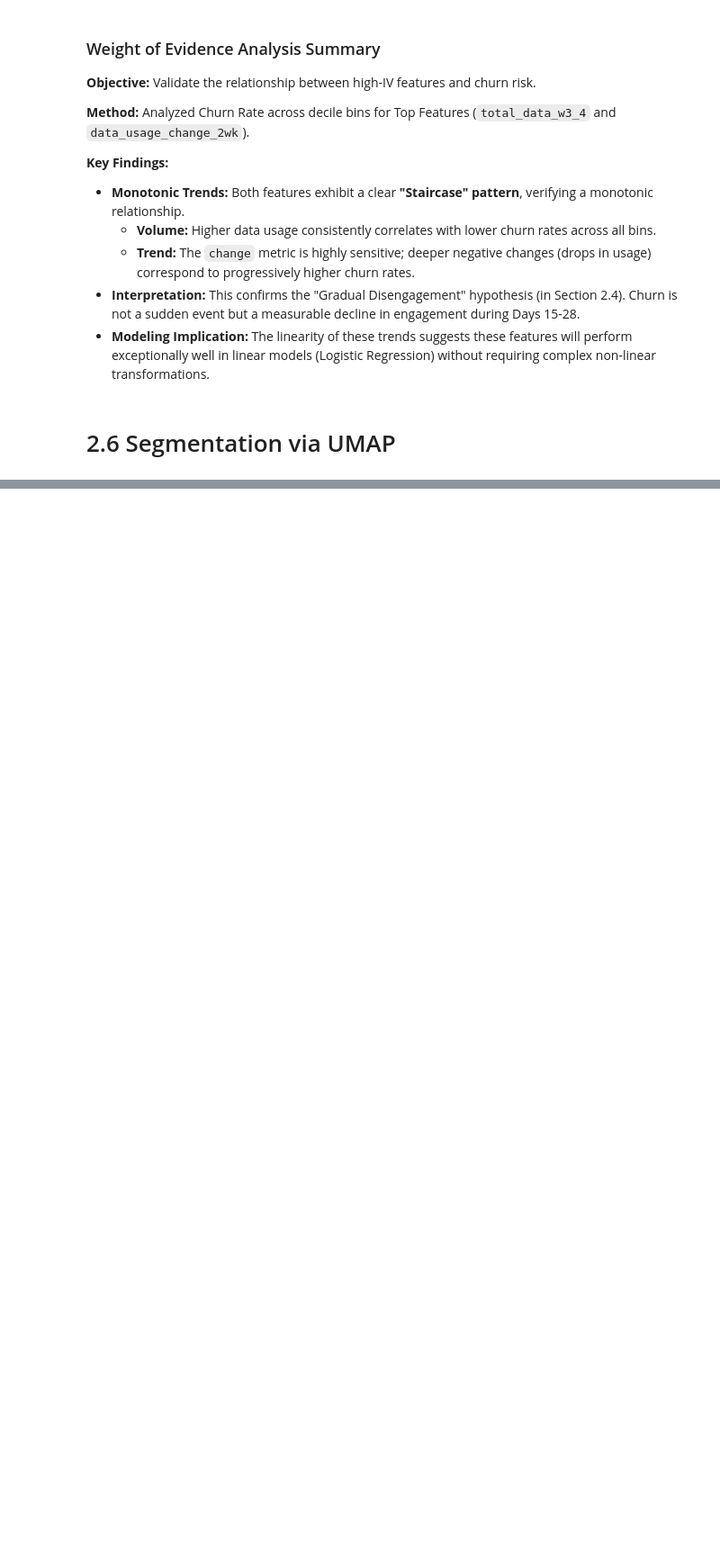
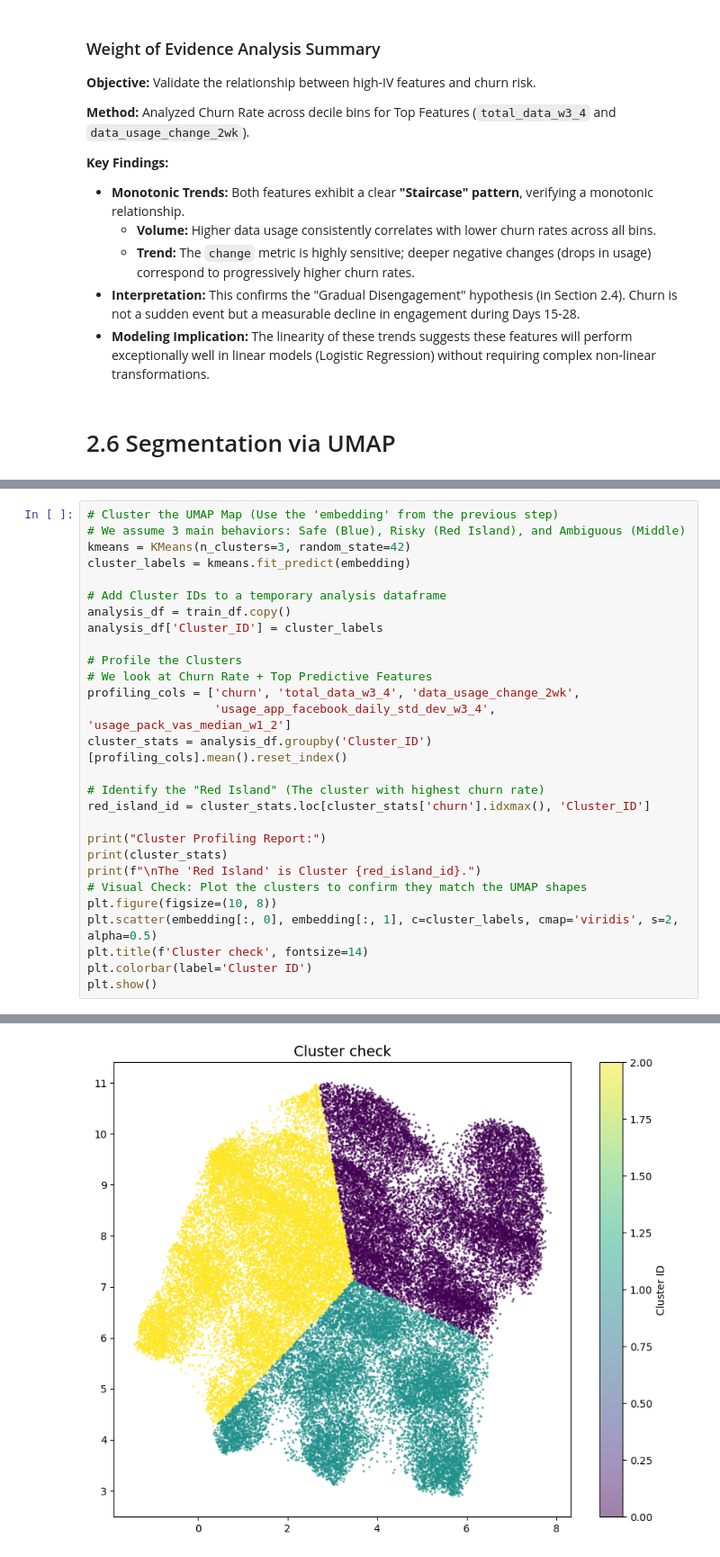
Before and after one commit to tejakusumah-y2008hub/telco-customer-churn-prediction, a Jupyter notebook: notebooks/2.0-yusuftejakusumah-exploratory-data-analysis.ipynb, the cells around one changed output, grey strips where cells are left out. Shown at 90% size. Drawn from its saved outputs; the diff is of its cells as text; blank space fills up the shorter version.

Commit message:
Finalize EDA: Clustering & EDA on Selected Features

```diff
--- a/notebooks/2.0-yusuftejakusumah-exploratory-data-analysis.ipynb
+++ b/notebooks/2.0-yusuftejakusumah-exploratory-data-analysis.ipynb
@@ -508,0 +521,29 @@ Using Top 20 Features: ['total_data_w3_4', 'data_usage_change_2wk', 'usage_app_f
+# %%
+# Cluster the UMAP Map (Use the 'embedding' from the previous step)
+# We assume 3 main behaviors: Safe (Blue), Risky (Red Island), and Ambiguous (Middle)
+kmeans = KMeans(n_clusters=3, random_state=42)
+cluster_labels = kmeans.fit_predict(embedding)
+
+# Add Cluster IDs to a temporary analysis dataframe
+analysis_df = train_df.copy()
+analysis_df['Cluster_ID'] = cluster_labels
+
+# Profile the Clusters
+# We look at Churn Rate + Top Predictive Features
+profiling_cols = ['churn', 'total_data_w3_4', 'data_usage_change_2wk',
+                  'usage_app_facebook_daily_std_dev_w3_4', 'usage_pack_vas_median_w1_2']
+cluster_stats = analysis_df.groupby('Cluster_ID')[profiling_cols].mean().reset_index()
+
+# Identify the "Red Island" (The cluster with highest churn rate)
+red_island_id = cluster_stats.loc[cluster_stats['churn'].idxmax(), 'Cluster_ID']
+
+print("Cluster Profiling Report:")
+print(cluster_stats)
+print(f"\nThe 'Red Island' is Cluster {red_island_id}.")
+# Visual Check: Plot the clusters to confirm they match the UMAP shapes
+plt.figure(figsize=(10, 8))
+plt.scatter(embedding[:, 0], embedding[:, 1], c=cluster_labels, cmap='viridis', s=2, alpha=0.5)
+plt.title(f'Cluster check', fontsize=14)
+plt.colorbar(label='Cluster ID')
+plt.show()
+# %% [output]
@@ -508,0 +562 @@ Using Top 20 Features: ['total_data_w3_4', 'data_usage_change_2wk', 'usage_app_f
+[figure, added]
```
Also changed, not shown: parts of 27 cells of this notebook, 5 other files.
